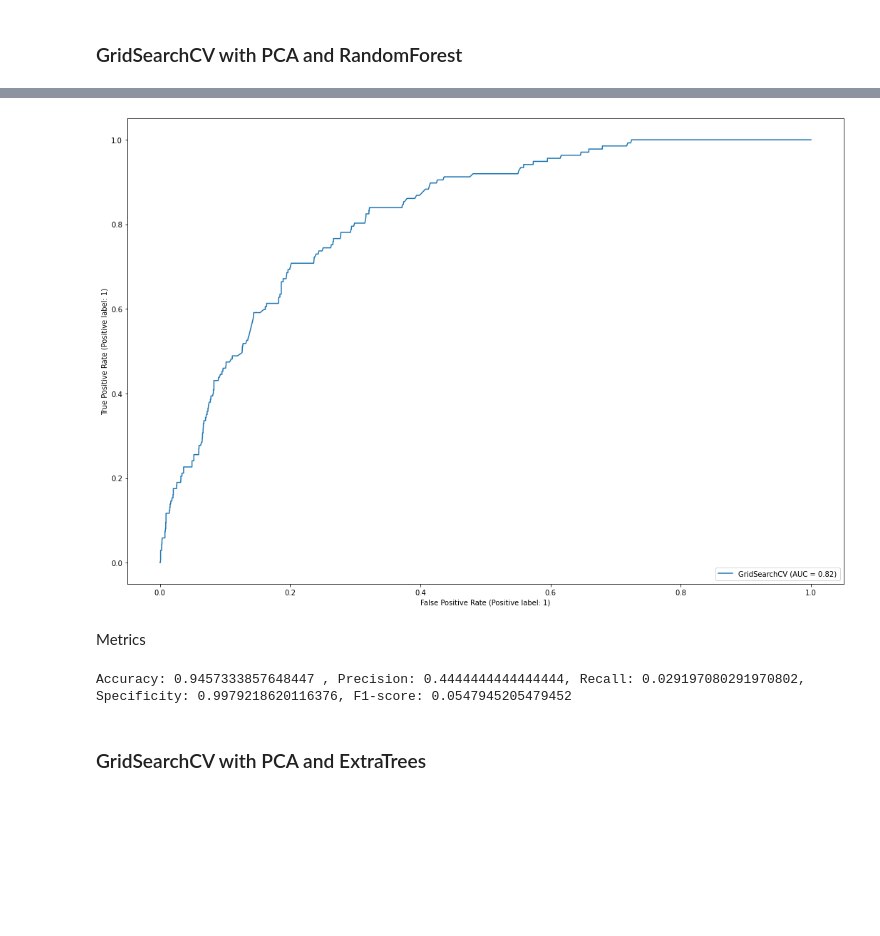
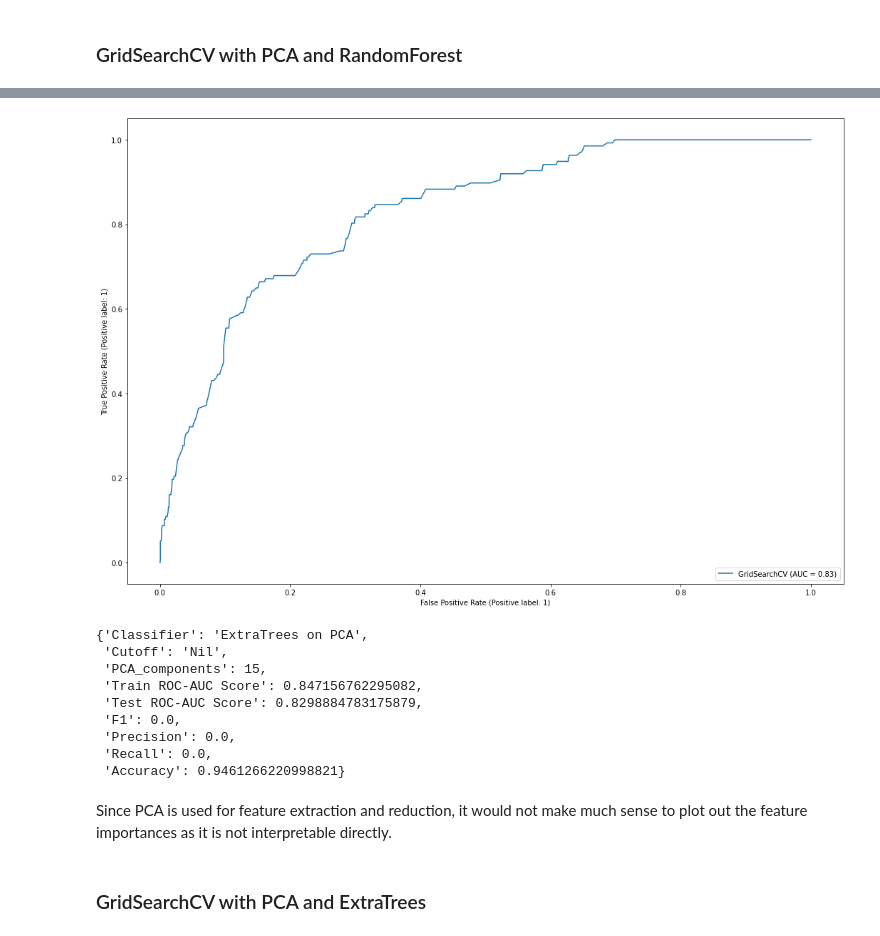
Before and after one commit to kevwee-lab/G.A-Project-4, a Jupyter notebook: working-folder/Zhi Qiang/ModellingCombined.ipynb, the cells around one changed output, grey strips where cells are left out. Cells and saved outputs as stored; diff of their text form; code cells hidden in the pictures; blank space fills up the shorter version.

```diff
--- a/working-folder/Zhi Qiang/ModellingCombined.ipynb
+++ b/working-folder/Zhi Qiang/ModellingCombined.ipynb
@@ -391,6 +394,6 @@ print(gs_pca_rfc.score(X_test_scaled, y_test))
 # %%
 # calculate roc curve
 fig, ax = plt.subplots(figsize = (18,12))
-plot_roc_curve(gs_pca_rfc, X_test_scaled, y_test, ax = ax);
+metrics.plot_roc_curve(gs_pca_rfc, X_test_scaled, y_test, ax = ax);
 # %% [output]
-[figure, old version]
+[figure, new version]
@@ -401,20 +399,0 @@ tn, fp, fn, tp = confusion_matrix(y_test, y_pred).ravel()
-# %% [markdown]
-Metrics
-# %%
-#accuracy
-accuracy = (tp+tn)/(tn+fp+fn+tp)
-
-precision = tp/(tp+fp)
-
-#Sensitivity/recall/true positive rate
-recall = tp/(tp+fn)
-
-#specificity/true negative rate
-specificity = tn/(tn+fp)
-
-#F1 score
-f1score = 2*precision*recall/(precision+recall)
-
-print(f"Accuracy: {accuracy} , Precision: {precision}, Recall: {recall}, Specificity: {specificity}, F1-score: {f1score}")
-# %% [output]
-Accuracy: 0.9457333857648447 , Precision: 0.4444444444444444, Recall: 0.029197080291970802, Specificity: 0.9979218620116376, F1-score: 0.0547945205479452
@@ -420,0 +414,12 @@ Accuracy: 0.9457333857648447 , Precision: 0.4444444444444444, Recall: 0.02919708
+# %%
+scores_rfc
+# %% [output]
+{'Classifier': 'ExtraTrees on PCA',
+ 'Cutoff': 'Nil',
+ 'PCA_components': 15,
+ 'Train ROC-AUC Score': 0.847156762295082,
+ 'Test ROC-AUC Score': 0.8298884783175879,
+ 'F1': 0.0,
+ 'Precision': 0.0,
+ 'Recall': 0.0,
+ 'Accuracy': 0.9461266220998821}
@@ -421,3 +429,5 @@ Accuracy: 0.9457333857648447 , Precision: 0.4444444444444444, Recall: 0.02919708
+# %% [markdown]
+Since PCA is used for feature extraction and reduction, it would not make much sense to plot out the feature importances as it is not interpretable directly.
 # %% [markdown]
 ### GridSearchCV with PCA and ExtraTrees
 # %%
```
Also changed, not shown: parts of 28 cells of this notebook, 4 other files.
